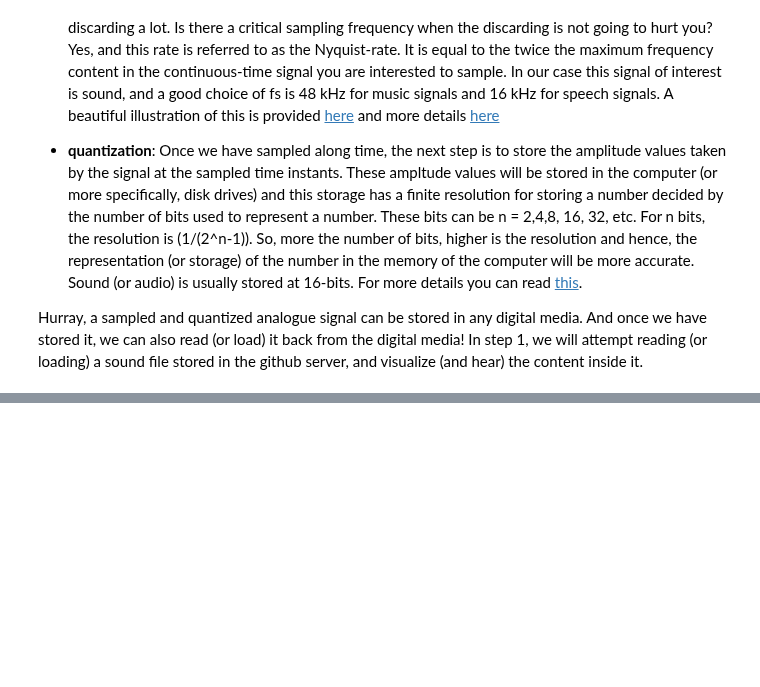
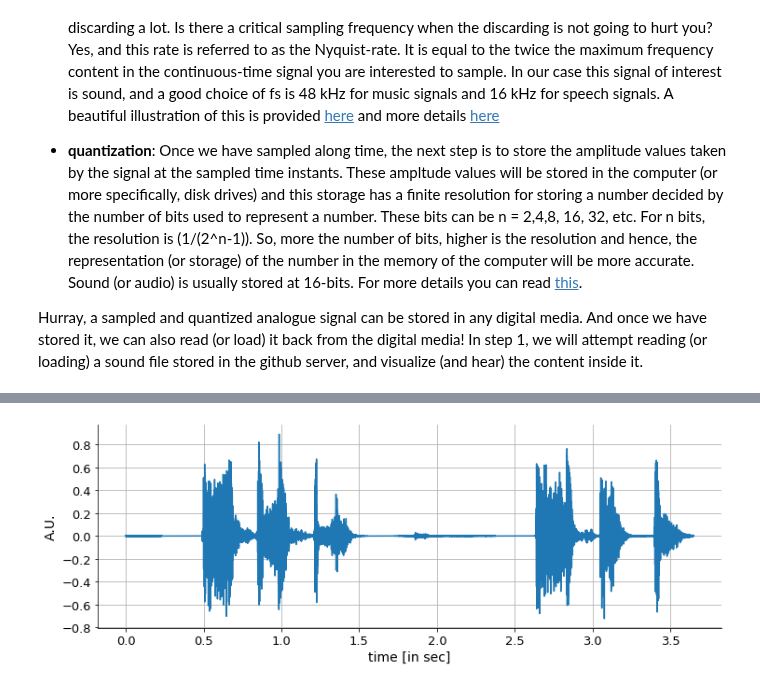
Before and after one commit to iiscleap/coswara-blog, a Jupyter notebook: _notebooks/2020-08-15-acoustic_feature_extraction.ipynb, the cells around one changed output, grey strips where cells are left out. Cells and saved outputs as stored; diff of their text form; code cells hidden in the pictures; blank space fills up the shorter version.

```diff
--- a/_notebooks/2020-08-15-acoustic_feature_extraction.ipynb
+++ b/_notebooks/2020-08-15-acoustic_feature_extraction.ipynb
@@ -28,13 +28,35 @@ We can see that the fs is 16 kHz. Lets now low the file using python.
 # %%
+#collapse_show
 import numpy as np
 import librosa
 from IPython.lib.display import Audio
+import matplotlib.pyplot as plt
+from matplotlib.ticker import (MultipleLocator, FormatStrFormatter,
+                               AutoMinorLocator)
 
 fs = 16000
 fname = 'nMIOAh7qRFf3pqbchclOLKbPDOm1_heavy_cough.wav'
 dname = './my_data/'
+# load
 x, sr = librosa.load(dname+fname,sr=16000)
-
+times = np.arange(0,len(x))/fs
+# listen
 Audio(x, rate=sr, autoplay=False)
 # %% [output]
 [interactive output not drawn]
+# %%
+#collapse_show
+# plot
+fig = plt.subplots(figsize=(12,4))
+ax = plt.subplot(1,1,1)
+ax.plot(times, x)
+ax.grid(True)
+plt.ylabel('amplitude [in A.U.]', fontsize=14)
+plt.xlabel('time [in sec]', fontsize=14)
+plt.xticks(fontsize=13)
+plt.yticks(fontsize=13)
+ax.spines['right'].set_visible(False)
+ax.spines['top'].set_visible(False)
+plt.show()
+# %% [output]
+[figure, added]
```
Also changed, not shown: parts of 2 cells of this notebook.
